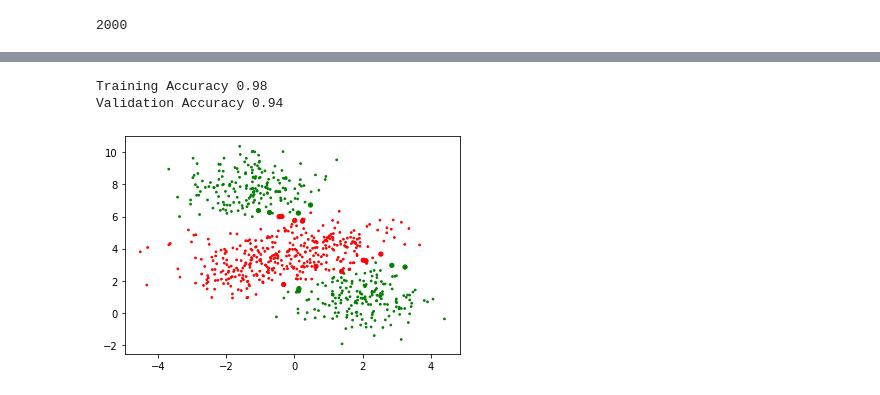
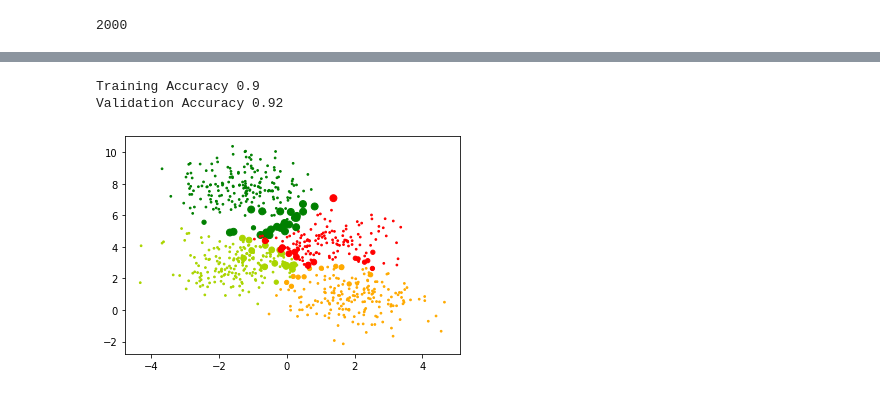
Before and after one commit to aborundiya/NeuralNetwork, a Jupyter notebook: MulticlassClassificationScalarBackpropAlgo.ipynb, the cells around one changed output, grey strips where cells are left out. Cells and saved outputs as stored; diff of their text form; code cells hidden in the pictures.

```diff
--- a/MulticlassClassificationScalarBackpropAlgo.ipynb
+++ b/MulticlassClassificationScalarBackpropAlgo.ipynb
@@ -30,6 +30,3 @@ plt.scatter(data[:,0],data[:,1],c=labels,cmap=my_cmap)
 plt.show()
 # %% [output]
 [figure]
-# %%
-labels_original = labels
-labels = np.mod(labels_original,2)
@@ -41,2 +33,5 @@ plt.show()
 # %%
 X_train,X_val,Y_train,Y_val = train_test_split(data,labels,stratify=labels,random_state=0)
+enc = OneHotEncoder()
+y_OH_train = enc.fit_transform(np.expand_dims(Y_train,1)).toarray()
+y_OH_val = enc.fit_transform(np.expand_dims(Y_val,1)).toarray()
@@ -162,6 +275,6 @@ class FeedForward():
 # %%
 weight_matrices = []
 ffn = FeedForward()
-ffn.fit(X_train, Y_train, epochs = 2000 , learning_rate =5 , display_loss = True , display_weights= True  )
+ffn.fit(X_train, y_OH_train, epochs = 2000 , learning_rate =1 , display_loss = True , display_weights= True  )
 # %% [output]
 [interactive output not drawn]
@@ -239,21 +352,22 @@ HTML('<img src="weights_viz.gif">')
 [interactive output not drawn]
 # %%
 Y_pred_train = ffn.predict(X_train)
-Y_pred_binarized_train = (Y_pred_train >= 0.5).astype('int').ravel()
+Y_pred_train = np.argmax(Y_pred_train,1)
+
 
 Y_pred_val = ffn.predict(X_val)
-Y_pred_binarized_val = (Y_pred_val >=0.5).astype('int').ravel()
+Y_pred_val = np.argmax(Y_pred_val,1)
 
-accuracy_train = accuracy_score(Y_train, Y_pred_binarized_train)
-accuracy_val = accuracy_score(Y_val, Y_pred_binarized_val)
+accuracy_train = accuracy_score(Y_train, Y_pred_train)
+accuracy_val = accuracy_score(Y_val, Y_pred_val)
 
 print("Training Accuracy", round(accuracy_train,2))
 print("Validation Accuracy", round(accuracy_val,2))
 # %% [output]
-Training Accuracy 0.98
-Validation Accuracy 0.94
+Training Accuracy 0.9
+Validation Accuracy 0.92
 # %%
-plt.scatter(X_train[:,0],X_train[:,1],c=Y_pred_binarized_train,cmap=my_cmap, s =15*(np.abs(Y_pred_binarized_train-Y_train)+0.2))
+plt.scatter(X_train[:,0],X_train[:,1],c=Y_pred_train,cmap=my_cmap, s =15*(np.abs(Y_pred_train-Y_train)+0.2))
 plt.show()
 # %% [output]
-[figure, old version]
+[figure, new version]
```
Also changed, not shown: parts of 6 cells of this notebook.
